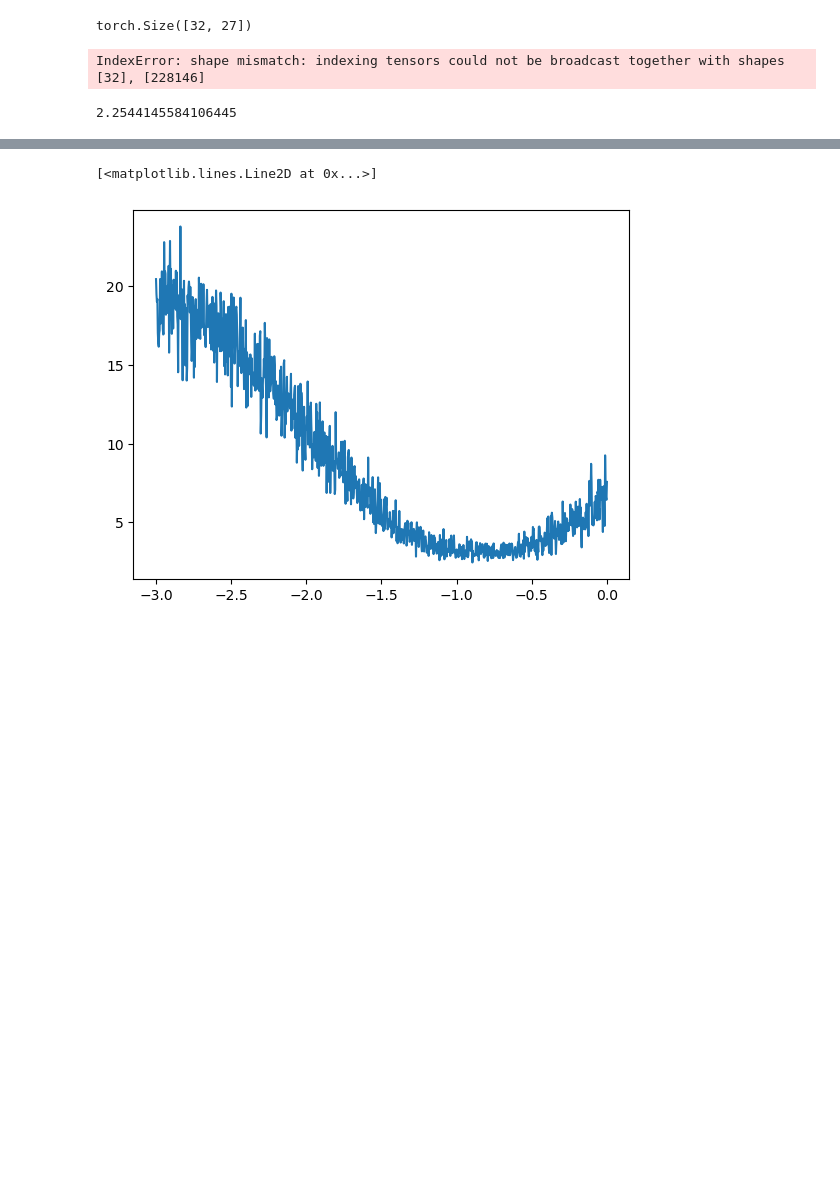
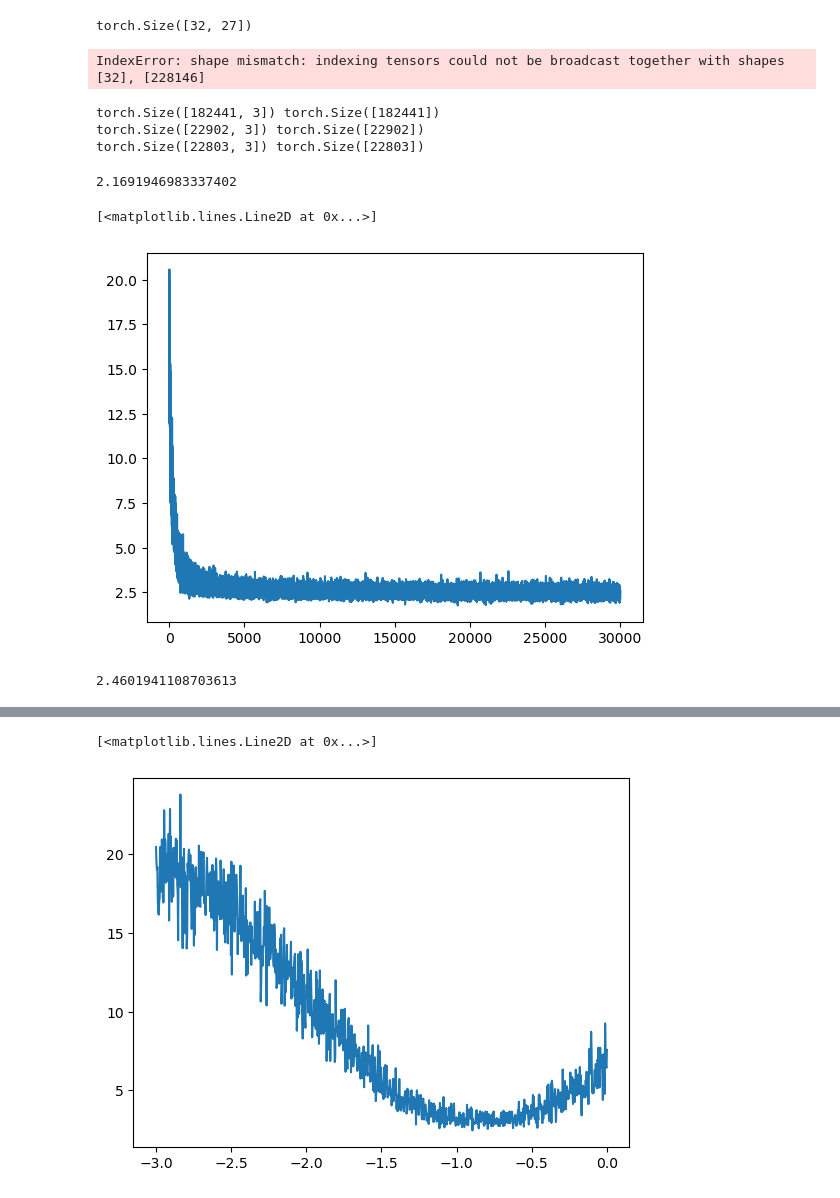
Before and after one commit to kamal-tanwar/makemore, a Jupyter notebook: makemore_mlp.ipynb, the cells around one changed output, grey strips where cells are left out. Saved outputs shown, nothing was run; the diff lists cells and outputs as text; code cells hidden in the pictures; blank space fills up the shorter version.

Commit message:
train test split and embedding graph

```diff
--- a/makemore_mlp.ipynb
+++ b/makemore_mlp.ipynb
@@ -173,6 +174,36 @@ loss
 IndexError: shape mismatch: indexing tensors could not be broadcast together with shapes [32], [228146]
 # %%
 # =-- cleaner version
+# %%
+def build_dataset(words):
+    block_size = 3
+    X, Y = [], []
+
+    for w in words:
+        context = [0] * block_size
+        for ch in w+'.':
+            ix = stoi[ch]
+
+            X.append(context)
+            Y.append(ix)
+            context = context[1:]+[ix]
+
+    X = torch.tensor(X)
+    Y = torch.tensor(Y)
+    print(X.shape, Y.shape)
+    return X, Y
+
+random.seed(42)
+random.shuffle(words)
+n1 = int(0.8*len(words)); n2 = int(0.9*len(words))
+
+Xtr, Ytr = build_dataset(words[:n1])
+Xdev, Ydev = build_dataset(words[n1:n2])
+Xte, Yte = build_dataset(words[n2:])
+# %% [output]
+torch.Size([182441, 3]) torch.Size([182441])
+torch.Size([22902, 3]) torch.Size([22902])
+torch.Size([22803, 3]) torch.Size([22803])
 # %%
 g = torch.Generator().manual_seed(2147483647)
 C = torch.randn(27, 2, generator=g)
@@ -192,13 +223,14 @@ batch_size = 32
 
 lri = []
 lossi = []
-for i in range(10000):
+stepi = []
+for i in range(30000):
 
-    ix = torch.randint(0, X.shape[0], (batch_size, ))
-    emb = C[X[ix]]
+    ix = torch.randint(0, Xtr.shape[0], (batch_size, ))
+    emb = C[Xtr[ix]]
     h = torch.tanh(emb.view(-1, 6) @ W1 + b1)
     logits = h @ W2 + b2
-    loss = F.cross_entropy(logits, Y[ix])
+    loss = F.cross_entropy(logits, Ytr[ix])
 
     # print(loss.item())
 
@@ -207,19 +239,29 @@ for i in range(10000):
     loss.backward()
 
     # lr = lrs[i]
-    lr = 0.01
+    lr = 0.1
     for p in parameters:
         p.data += -lr*p.grad
 
-    lri.append(lre[i])
+    # lri.append(lre[i])
+    stepi.append(i)
     lossi.append(loss.item())
 
 # print(loss.item())
+# %%
+print(loss.item())
+# %% [output]
+2.1691946983337402
+# %%
+plt.plot(stepi, lossi)
+# %% [output]
+[<matplotlib.lines.Line2D at 0x...>]
+[figure, added]
 # %%
-emb = C[X]
+emb = C[Xdev]
 h = torch.tanh(emb.view(-1, 6) @ W1 +b1)
 logits = h @ W2 + b2
-loss = F.cross_entropy(logits, Y)
+loss = F.cross_entropy(logits, Ydev)
 loss.item()
 # %% [output]
-2.2544145584106445
+2.4601941108703613
```
Also changed, not shown: parts of 2 cells of this notebook.
